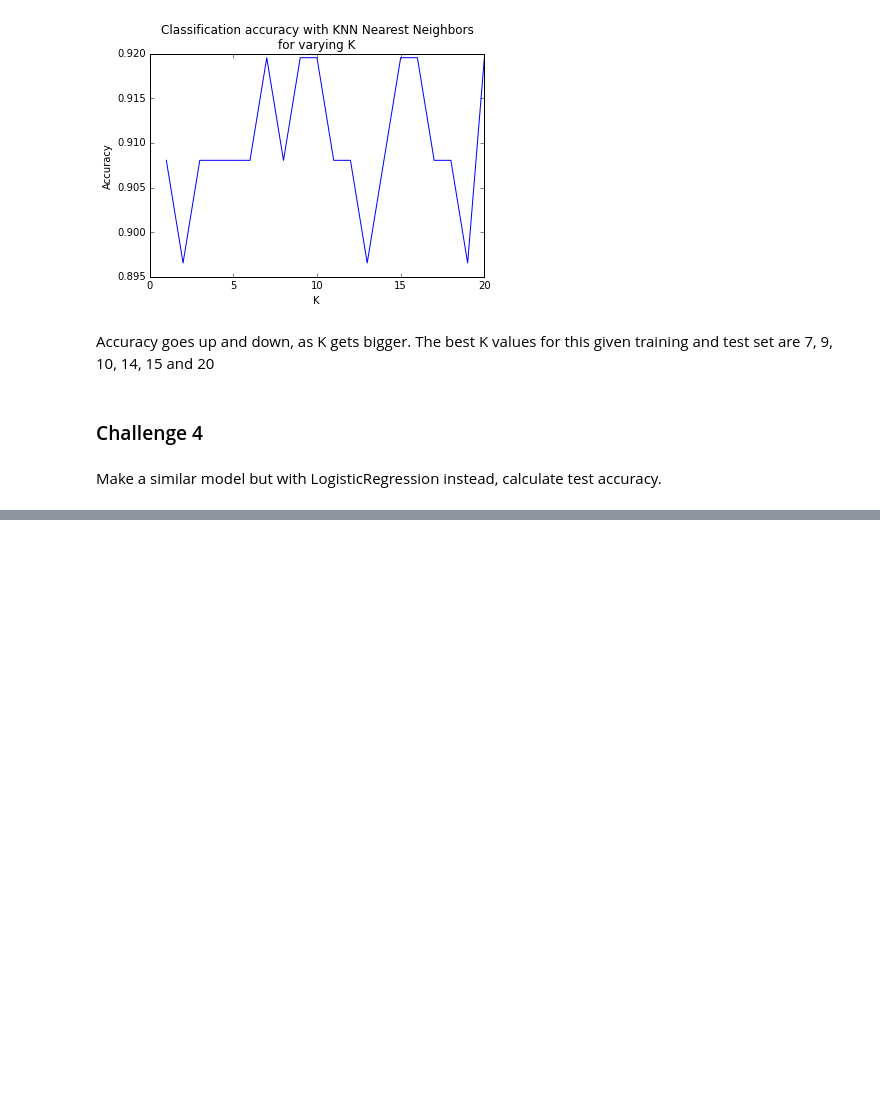
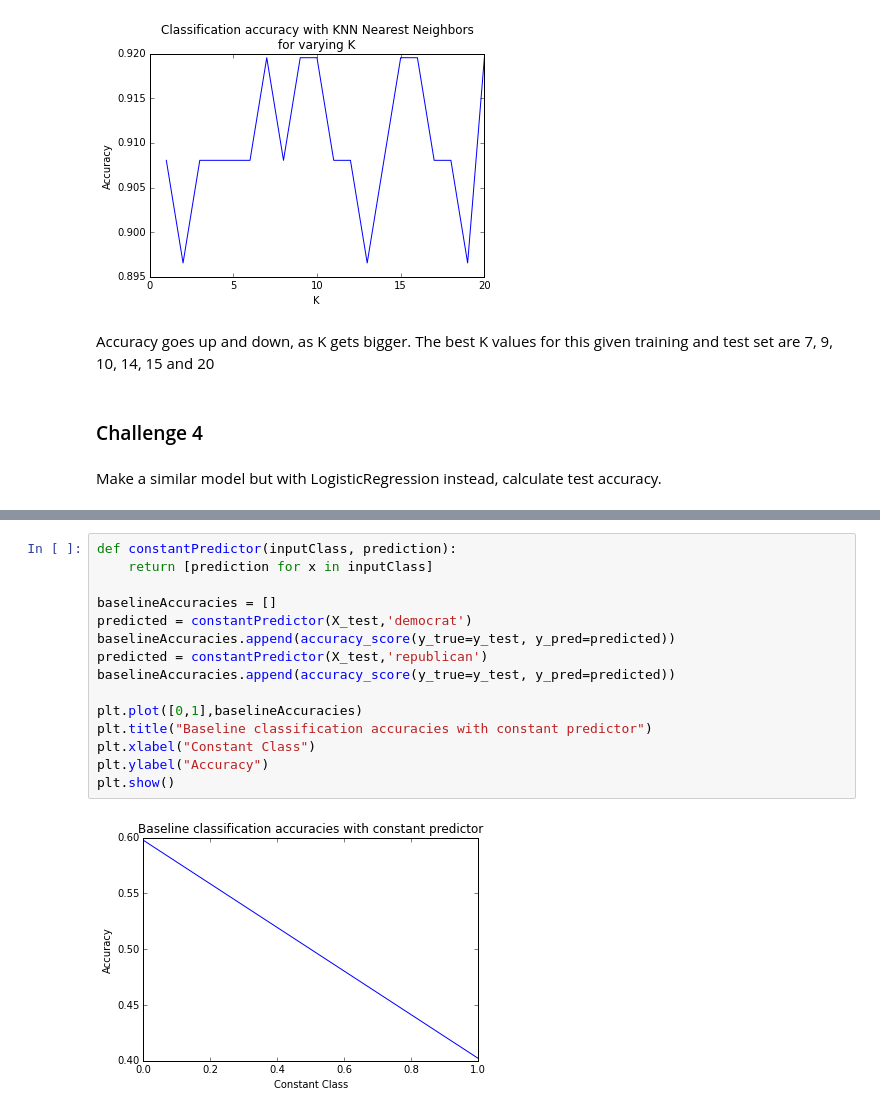
Before and after one commit to fdurant/suplearn_challenges, a Jupyter notebook: suplearn_challenges.ipynb, the cells around one changed output, grey strips where cells are left out. Saved outputs shown, nothing was run; the diff lists cells and outputs as text; blank space fills up the shorter version.

```diff
--- a/suplearn_challenges.ipynb
+++ b/suplearn_challenges.ipynb
@@ -141,0 +176,17 @@ logresAccuracies =  [0.87356321839080464, 0.87356321839080464, 0.873563218390804
+# %%
+def constantPredictor(inputClass, prediction):
+    return [prediction for x in inputClass]
+
+baselineAccuracies = []
+predicted = constantPredictor(X_test,'democrat')
+baselineAccuracies.append(accuracy_score(y_true=y_test, y_pred=predicted))
+predicted = constantPredictor(X_test,'republican')
+baselineAccuracies.append(accuracy_score(y_true=y_test, y_pred=predicted))
+
+plt.plot([0,1],baselineAccuracies)
+plt.title("Baseline classification accuracies with constant predictor")
+plt.xlabel("Constant Class")
+plt.ylabel("Accuracy")
+plt.show()
+# %% [output]
+[figure, added]
```
Also changed, not shown: parts of 7 cells of this notebook.
